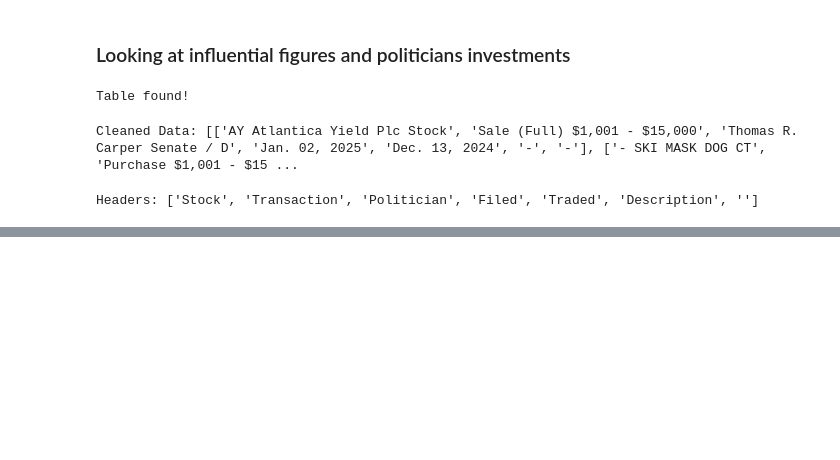
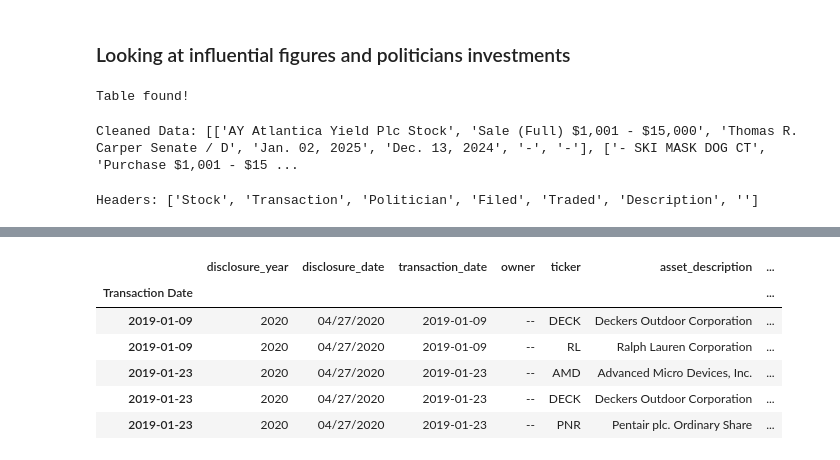
Before and after one commit to codyrosenzweig1/Quant_Trading_Basics_ML, a Jupyter notebook: Personal_Trading_Stratergy.ipynb, the cells around one changed output, grey strips where cells are left out. Drawn from its saved outputs; the diff is of its cells as text; code cells hidden in the pictures; blank space fills up the shorter version.

```diff
--- a/Personal_Trading_Stratergy.ipynb
+++ b/Personal_Trading_Stratergy.ipynb
@@ -541,0 +546,20 @@ politician_df.head()
+# %%
+import os
+
+# data_folder = "C:/Users/codyr/Desktop/Coding_/Quant_Trading_Basics/Data"
+
+# political_data = pd.read_csv(os.path.join(data_folder, 'politician_trading_data_2020.csv'))
+
+# political_data['Transaction Date'] = pd.to_datetime(political_data['transaction_date'], errors='coerce')
+
+# political_data = political_data.set_index('Transaction Date')
+
+# political_data = political_data.sort_index()
+
+# political_data = political_data[(political_data.index >= '2019-01-01') & (political_data.index <= '2023-05-03')]
+
+# sp500_tickers = pd.read_csv('https://datahub.io/core/s-and-p-500-companies/r/constituents.csv')['Symbol'].tolist()
+
+political_data = political_data[political_data['ticker'].isin(sp500_tickers)]
+
+print(f"Filtered political data:\n\n{political_data.head()}")
@@ -541,0 +584,10 @@ politician_df.head()
+# %%
+political_data.head(5)
+# %% [output]
+|  | disclosure_year | disclosure_date | transaction_date | owner | ticker | asset_description | ... |
+| Transaction Date |  |  |  |  |  |  | ... |
+| 2019-01-09 | 2020 | 04/27/2020 | 2019-01-09 | -- | DECK | Deckers Outdoor Corporation | ... |
+| 2019-01-09 | 2020 | 04/27/2020 | 2019-01-09 | -- | RL | Ralph Lauren Corporation | ... |
+| 2019-01-23 | 2020 | 04/27/2020 | 2019-01-23 | -- | AMD | Advanced Micro Devices, Inc. | ... |
+| 2019-01-23 | 2020 | 04/27/2020 | 2019-01-23 | -- | DECK | Deckers Outdoor Corporation | ... |
+| 2019-01-23 | 2020 | 04/27/2020 | 2019-01-23 | -- | PNR | Pentair plc. Ordinary Share | ... |
```
Also changed, not shown: parts of 5 cells of this notebook, 5 other files.
